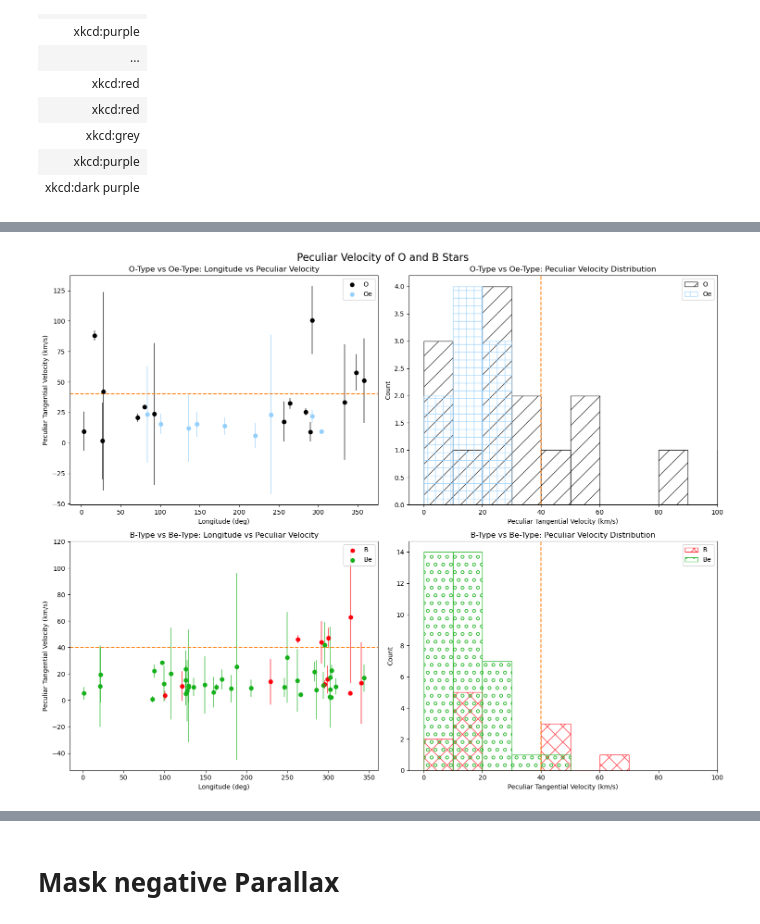
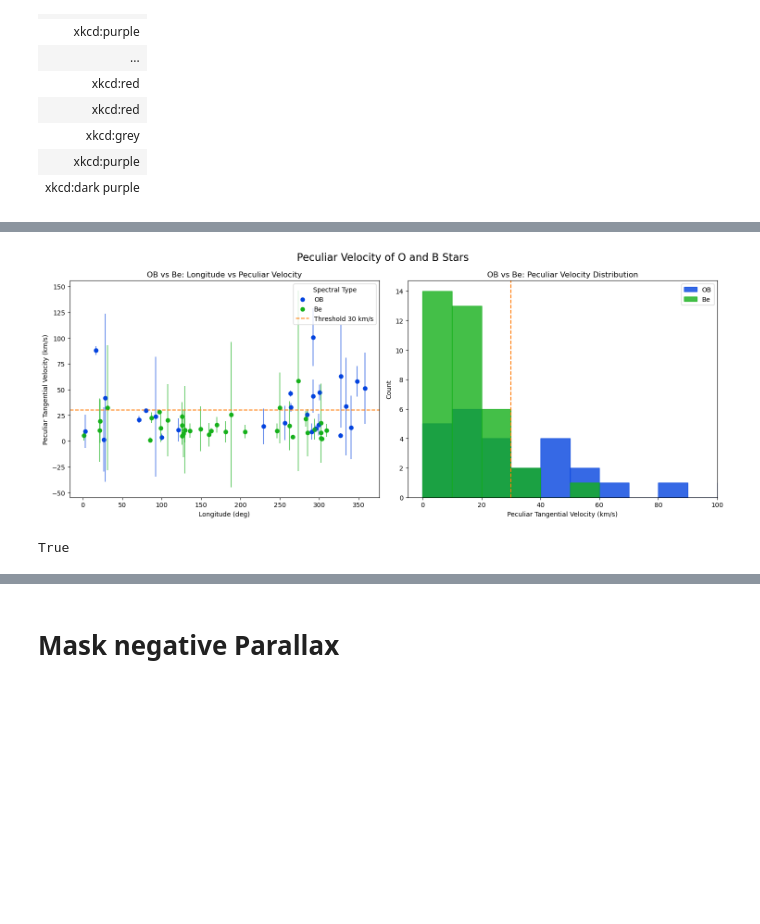
Before and after one commit to MantisShrimp2/Thesis-HMXB, a Jupyter notebook: Code/Peculiar_Motion.ipynb, the cells around one changed output, grey strips where cells are left out. Drawn from its saved outputs; the diff is of its cells as text; code cells hidden in the pictures; blank space fills up the shorter version.

```diff
--- a/Code/Peculiar_Motion.ipynb
+++ b/Code/Peculiar_Motion.ipynb
@@ -292,6 +292,8 @@ def sp_color(sptype):
         sptype  = str(sptype)
         if sptype == None or sptype == '':
             return 'xkcd:grey'
+        if sptype.startswith('O') and (sptype.endswith('e') or '[e]' in sptype):
+            return 'xkcd:dark blue'
         if sptype.startswith('O'):
              return 'xkcd:blue'
         elif sptype.startswith('B') and (sptype.endswith('e') or '[e]' in sptype):
@@ -405,7 +385,7 @@ Table length=1
 # %% [markdown]
 # Add Errors
 # %%
-HMXB_errs = ascii.read(csv_files+f'HMXB_all_errors_20250310.ecsv',format='ecsv')
+HMXB_errs = ascii.read(csv_files+f'HMXB_all_errors_20250703.ecsv',format='ecsv')
 HMXB_errs
 # %% [output]
 Table length=121
@@ -853,7 +934,7 @@ def plot_peculiar_2x2(table, figname):
     longitudes = table['l']
     mod_sptype = table['Mod_SpType']
 
-    v_thres = 40  # km/s threshold for peculiar velocity
+    v_thres = 30  # km/s threshold for peculiar velocity
     hatches = ['/', '+', 'x', 'o']  # Hatch patterns for histograms
 
     # Define color mapping for spectral types
@@ -872,69 +953,66 @@ def plot_peculiar_2x2(table, figname):
         "xkcd:dark purple": "B2e IV-V",
     }
 
-    # Define spectral groups
+    #Define spectral groups
+    # groups = [
+    #     ("O", ['xkcd:blue', 'xkcd:black'], 'xkcd:black'),
+    #     ("B", ['xkcd:red'], 'xkcd:bright red'),
+    #     ("Oe", ['xkcd:bright blue', 'xkcd:dark blue'], 'xkcd:light blue'),
+    #     ("Be", ['xkcd:green', 'xkcd:bright green', 'xkcd:dark green', 'xkcd:dark purple', 'xkcd:light purple', 'xkcd:purple'], 'xkcd:green')
+    # ]
     groups = [
-        ("O", ['xkcd:blue', 'xkcd:black'], 'xkcd:black'),
-        ("B", ['xkcd:red'], 'xkcd:bright red'),
-        ("Oe", ['xkcd:bright blue', 'xkcd:dark blue'], 'xkcd:light blue'),
-        ("Be", ['xkcd:green', 'xkcd:bright green', 'xkcd:dark green', 'xkcd:dark purple', 'xkcd:light purple', 'xkcd:purple'], 'xkcd:green')
+        ("OB", ['xkcd:blue', 'xkcd:red', 'xkcd:black'], 'xkcd:blue'),
+        ("Be", ['xkcd:green', 'xkcd:bright green', 'xkcd:grass green',
+                'xkcd:purple', 'xkcd:light purple', 'xkcd:dark purple'], 'xkcd:green')
     ]
 
-    fig, axs = plt.subplots(2, 2, figsize=(15, 12))
+    # Function to plot scatter and histogram for each spectral type group
+    fig, axs = plt.subplots(1, 2, figsize=(15, 6))
 
     # Function to plot scatter and histogram for each spectral type group
     def plot_subplot(ax_scatter, ax_hist, group_name, spectral_colors, plot_color, hatch):
         V_pec_group = [vel for vel, sp_type in zip(V_pec, mod_sptype) if sp_type in spectral_colors]
         lon_group = [lon for lon, sp_type in zip(longitudes, mod_sptype) if sp_type in spectral_colors]
         err_group = [err for err, sp_type in zip(V_pec_tan_error, mod_sptype) if sp_type in spectral_colors]
 
         # Scatter plot: Longitude vs Peculiar Velocity
         ax_scatter.scatter(lon_group, V_pec_group, c=plot_color, label=group_name)
         ax_scatter.errorbar(lon_group, V_pec_group, yerr=err_group, fmt='o', color=plot_color, alpha=0.6)
-        #ax_scatter.axhline(y=v_thres, color='tab:orange', linestyle='--', label=f"Threshold {v_thres} km/s)")
         ax_scatter.set_xlabel("Longitude (deg)")
         ax_scatter.set_ylabel("Peculiar Tangential Velocity (km/s)")
         ax_scatter.legend()
 
         # Histogram: Peculiar Velocity Distribution
         if V_pec_group:
             bins = np.arange(0, max(V_pec_group) + 10, 10)
             ax_hist.hist(V_pec_group, bins=bins, alpha=0.8, edgecolor=plot_color, color=plot_color,
-                         label=group_name, histtype='bar', hatch=hatch, fill=False)
-       # ax_hist.axvline(x=v_thres, color='tab:orange', linestyle='--', label=f"Threshold {v_thres} km/s)")
-        ax_hist.set_xlim(-5,100)
+                         label=group_name, histtype='bar', fill=True)
+        ax_hist.set_xlim(-5, 100)
         ax_hist.set_xlabel("Peculiar Tangential Velocity (km/s)")
         ax_hist.set_ylabel("Count")
         ax_hist.legend()
 
-    # Plot for O vs. Oe stars
-    plot_subplot(axs[0, 0], axs[0, 1], groups[0][0], groups[0][1], groups[0][2], hatches[0])
-    plot_subplot(axs[0, 0], axs[0, 1], groups[2][0], groups[2][1], groups[2][2], hatches[1])
+    # Plot for O+B and Be stars
+    plot_subplot(axs[0], axs[1], groups[0][0], groups[0][1], groups[0][2], hatches[0])
+    plot_subplot(axs[0], axs[1], groups[1][0], groups[1][1], groups[1][2], hatches[1])
 
-    # Plot for B vs. Be stars
-    plot_subplot(axs[1, 0], axs[1, 1], groups[1][0], groups[1][1], groups[1][2], hatches[2])
-    plot_subplot(axs[1, 0], axs[1, 1], groups[3][0], groups[3][1], groups[3][2], hatches[3])
-
-    #threshold
-    axs[0,0].axhline(y=v_thres, color='tab:orange', linestyle='--', label=f"Threshold {v_thres} km/s)")
-    axs[1,0].axhline(y=v_thres, color='tab:orange', linestyle='--', label=f"Threshold {v_thres} km/s)")
-    axs[0,1].axvline(x=v_thres, color='tab:orange', linestyle='--', label=f"Threshold {v_thres} km/s)")
-    axs[1,1].axvline(x=v_thres, color='tab:orange', linestyle='--', label=f"Threshold {v_thres} km/s)")
+    # Threshold lines
+    axs[0].axhline(y=v_thres, color='tab:orange', linestyle='--', label=f"Threshold {v_thres} km/s")
+    axs[1].axvline(x=v_thres, color='tab:orange', linestyle='--', label=f"Threshold {v_thres} km/s")
 
     # Titles and layout adjustments
-    axs[0, 0].set_title("O-Type vs Oe-Type: Longitude vs Peculiar Velocity")
-    axs[0, 1].set_title("O-Type vs Oe-Type: Peculiar Velocity Distribution")
-    axs[1, 0].set_title("B-Type vs Be-Type: Longitude vs Peculiar Velocity")
-    axs[1, 1].set_title("B-Type vs Be-Type: Peculiar Velocity Distribution")
+    axs[0].set_title("OB vs Be: Longitude vs Peculiar Velocity")
+    axs[1].set_title("OB vs Be: Peculiar Velocity Distribution")
 
     fig.suptitle("Peculiar Velocity of O and B Stars", fontsize=16)
+    axs[0].legend(title='Spectral Type')
     fig.tight_layout()
     #fig.savefig(home_files + f'/Figures/{figname}_{today}.png')
-    fun_types = [sp_type for sp_type in groups if sp_type[0] == "Oe"][0][1]
-    fun_stars = table[np.isin(table['Mod_SpType'], fun_types)]
-    return fun_stars
-x =plot_peculiar_2x2(HMXB_table,'cheese')
+
+
+    return None
+x =plot_peculiar_2x2(HMXB_table,'Vpec_comparison_historgram_OB')
 # x = x[x['Peculiar Velocity'] > 40.0]
 #print(np.mean(x['Peculiar Velocity']), np.std(x['Peculiar Velocity']), np.mean(x['V_pec_tan_err']), len(x))
 # %% [output]
-[figure, old version]
+[figure, new version]
@@ -940,0 +1118,5 @@ x =plot_peculiar_2x2(HMXB_table,'cheese')
+# %%
+is_masked = isinstance(HMXB_table['Peculiar Velocity'], MaskedColumn)
+is_masked
+# %% [output]
+True
```
Also changed, not shown: parts of 71 cells of this notebook.
